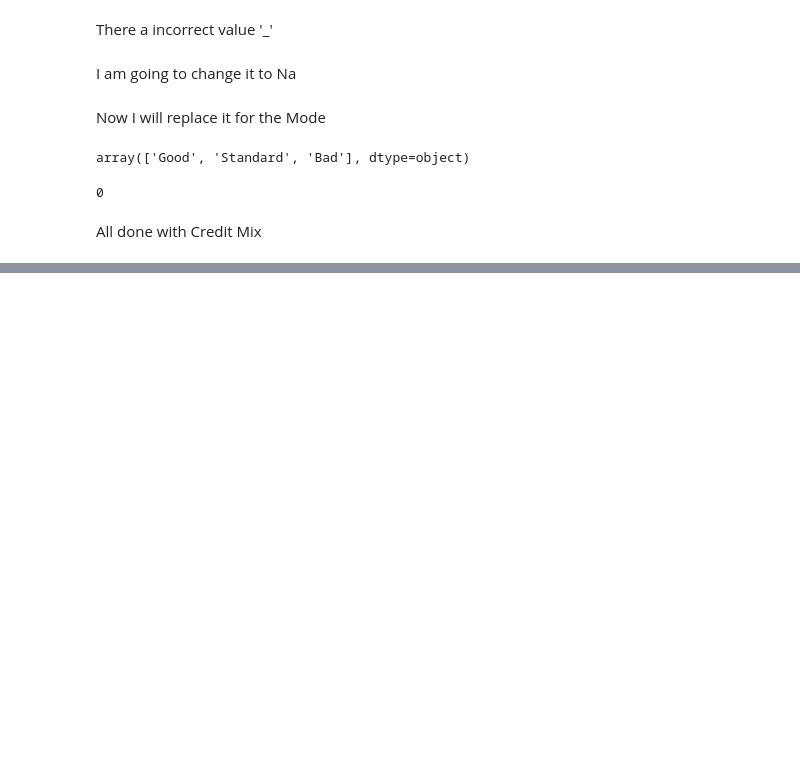
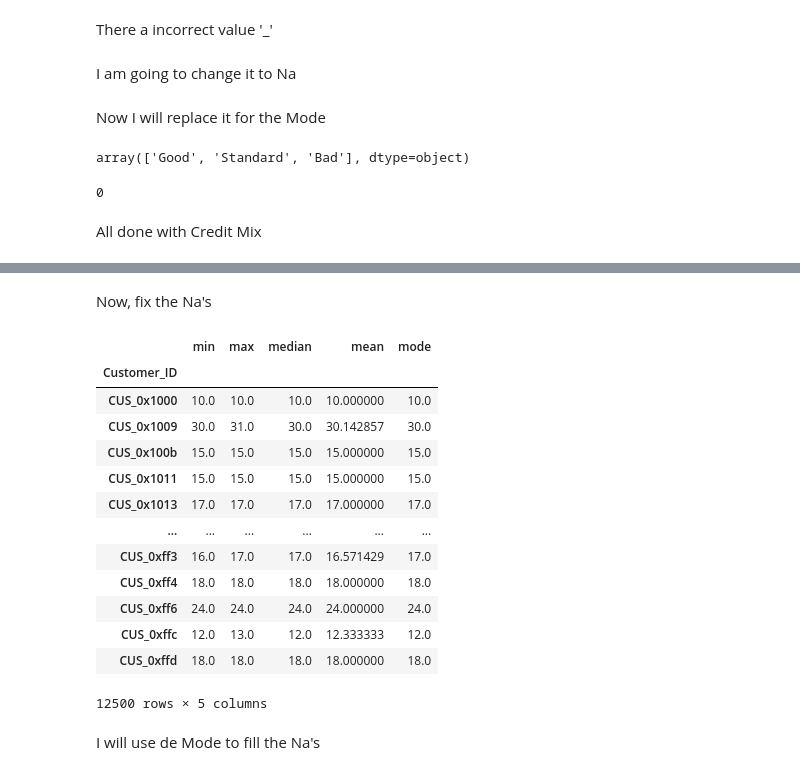
Before and after one commit to ignaciosoto04/Projects, a Jupyter notebook: Credit_Score_Classification_v2.ipynb, the cells around one changed output, grey strips where cells are left out. Cells and saved outputs as stored; diff of their text form; code cells hidden in the pictures; blank space fills up the shorter version.

```diff
--- a/Credit_Score_Classification_v2.ipynb
+++ b/Credit_Score_Classification_v2.ipynb
@@ -1140,0 +1176,2 @@ All done with Credit Mix
+# %%
+credit_info['Outstanding_Debt'] = credit_info['Outstanding_Debt'].str.strip('_')
@@ -1140,0 +1180,2 @@ All done with Credit Mix
+# %%
+credit_info['Outstanding_Debt'] = credit_info['Outstanding_Debt'].astype('float')
@@ -1140,0 +1256,2 @@ All done with Credit Mix
+# %% [markdown]
+Now, fix the Na's
@@ -1140,0 +1260,19 @@ All done with Credit Mix
+# %%
+credit_info.groupby(['Customer_ID'])['Credit_History_Age'].agg(['min','max','median','mean',pd.Series.mode])
+# %% [output]
+|  | min | max | median | mean | mode |
+| Customer_ID |  |  |  |  |  |
+| CUS_0x1000 | 10.0 | 10.0 | 10.0 | 10.000000 | 10.0 |
+| CUS_0x1009 | 30.0 | 31.0 | 30.0 | 30.142857 | 30.0 |
+| CUS_0x100b | 15.0 | 15.0 | 15.0 | 15.000000 | 15.0 |
+| CUS_0x1011 | 15.0 | 15.0 | 15.0 | 15.000000 | 15.0 |
+| CUS_0x1013 | 17.0 | 17.0 | 17.0 | 17.000000 | 17.0 |
+| ... | ... | ... | ... | ... | ... |
+| CUS_0xff3 | 16.0 | 17.0 | 17.0 | 16.571429 | 17.0 |
+| CUS_0xff4 | 18.0 | 18.0 | 18.0 | 18.000000 | 18.0 |
+| CUS_0xff6 | 24.0 | 24.0 | 24.0 | 24.000000 | 24.0 |
+| CUS_0xffc | 12.0 | 13.0 | 12.0 | 12.333333 | 12.0 |
+| CUS_0xffd | 18.0 | 18.0 | 18.0 | 18.000000 | 18.0 |
+12500 rows × 5 columns
+# %% [markdown]
+I will use de Mode to fill the Na's
```
Also changed, not shown: parts of 71 cells of this notebook.
